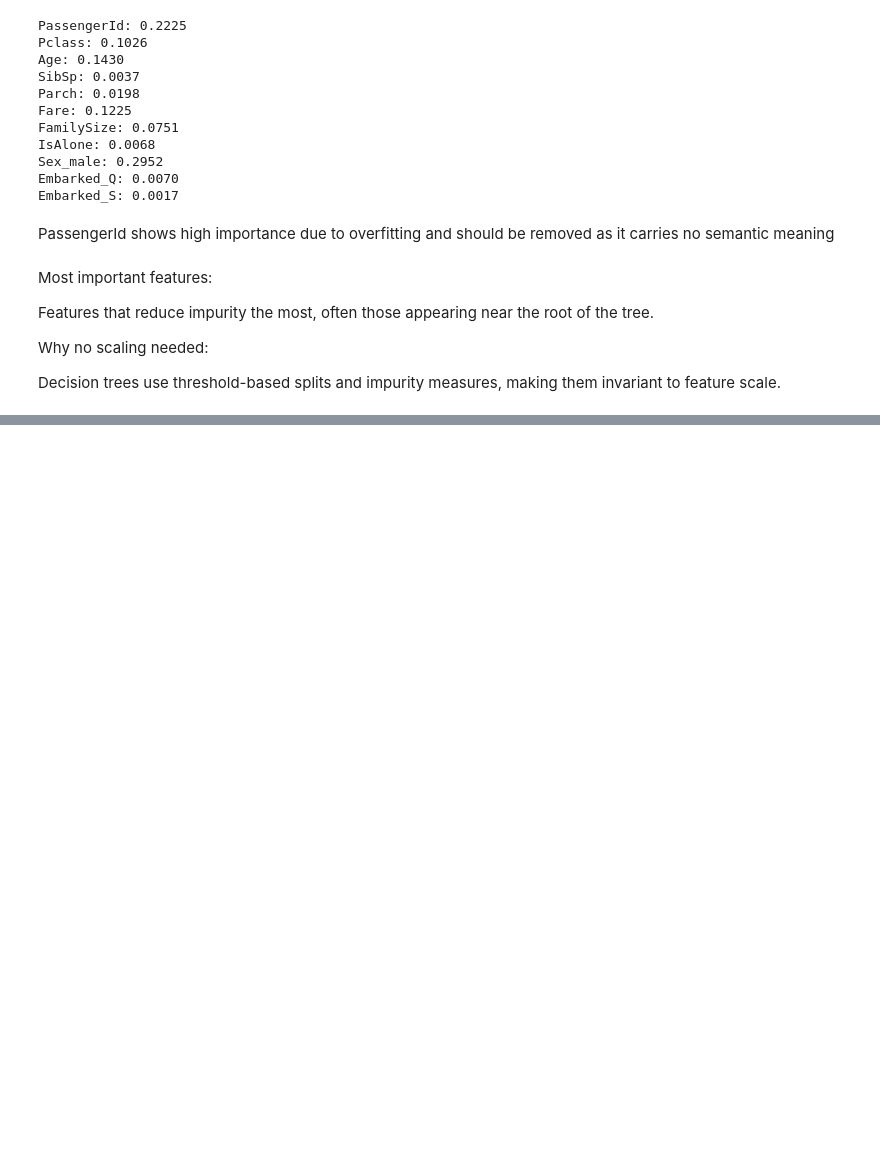
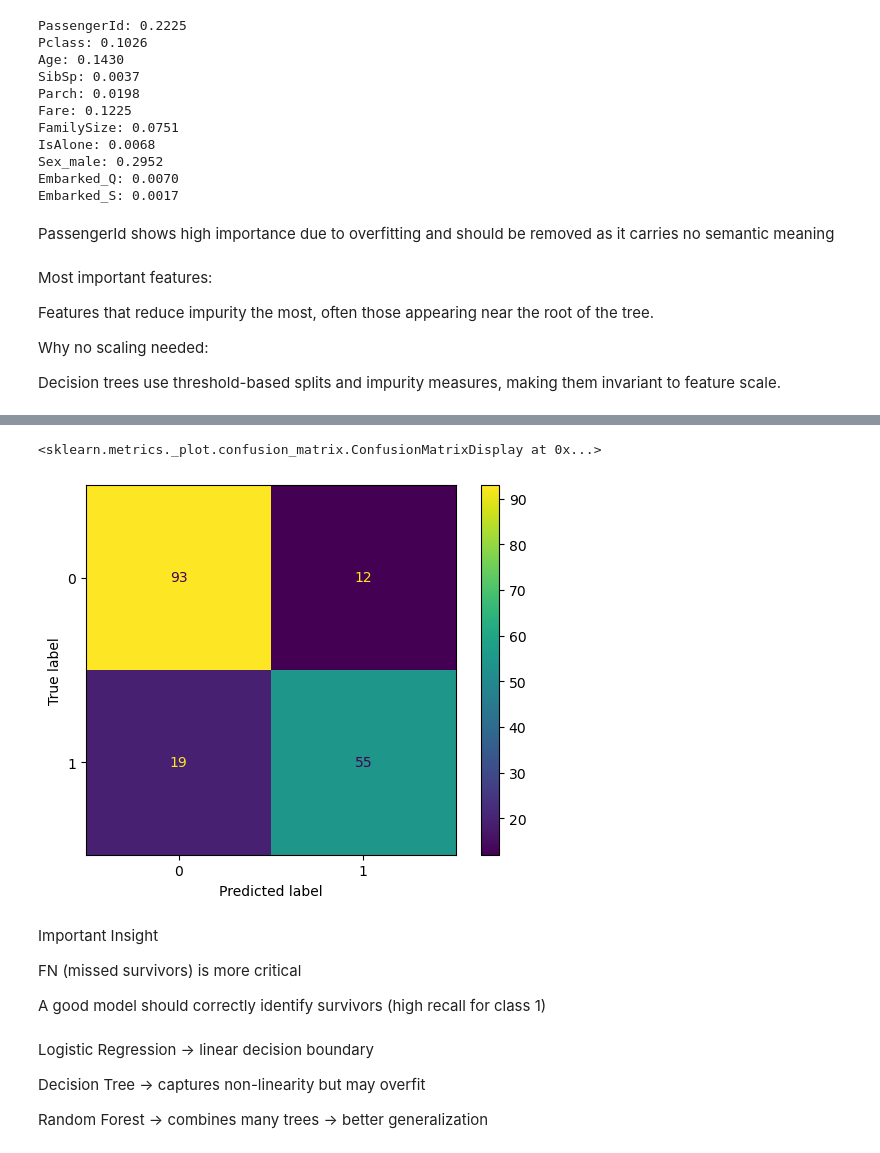
Before and after one commit to shriyanshihihi/ML-DS-roadmap26, a Jupyter notebook: EDA_practice.ipynb, the cells around one changed output, grey strips where cells are left out. Saved outputs shown, nothing was run; the diff lists cells and outputs as text; code cells hidden in the pictures; blank space fills up the shorter version.

Commit message:
random forest classifier , acc metrics , confusion matrix

```diff
--- a/EDA_practice.ipynb
+++ b/EDA_practice.ipynb
@@ -200,3 +200,27 @@ Features that reduce impurity the most, often those appearing near the root of t
 Why no scaling needed:
 
 Decision trees use threshold-based splits and impurity measures, making them invariant to feature scale.
+# %%
+from sklearn.linear_model import LogisticRegression
+from sklearn.tree import DecisionTreeClassifier
+from sklearn.ensemble import RandomForestClassifier
+from sklearn.model_selection import train_test_split
+from sklearn.metrics import accuracy_score
+
+models = {
+    "Logistic": LogisticRegression(max_iter=500),
+    "Decision Tree": DecisionTreeClassifier(max_depth=4),
+    "Random Forest": RandomForestClassifier(n_estimators=100)
+}
+
+X_train, X_test, y_train, y_test = train_test_split(
+    df.drop("Survived", axis=1),
+    df["Survived"],
+    test_size=0.2,
+    random_state=42
+)
+
+for name, model in models.items():
+    model.fit(X_train, y_train)
+    preds = model.predict(X_test)
+    print(name, accuracy_score(y_test, preds))
@@ -202,0 +238,20 @@ Decision trees use threshold-based splits and impurity measures, making them inv
+# %%
+from sklearn.metrics import confusion_matrix, ConfusionMatrixDisplay
+
+cm = confusion_matrix(y_test, preds)
+ConfusionMatrixDisplay(cm).plot()
+# %% [output]
+<sklearn.metrics._plot.confusion_matrix.ConfusionMatrixDisplay at 0x...>
+[figure, added]
+# %% [markdown]
+Important Insight
+
+FN (missed survivors) is more critical
+
+A good model should correctly identify survivors (high recall for class 1)
+# %% [markdown]
+Logistic Regression → linear decision boundary
+
+Decision Tree → captures non-linearity but may overfit
+
+Random Forest → combines many trees → better generalization
```
Also changed, not shown: parts of 2 cells of this notebook, 1 other file.
